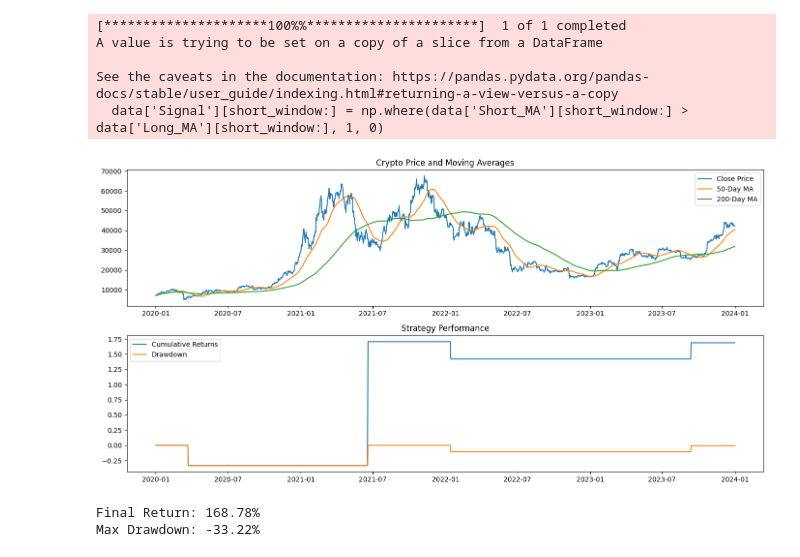
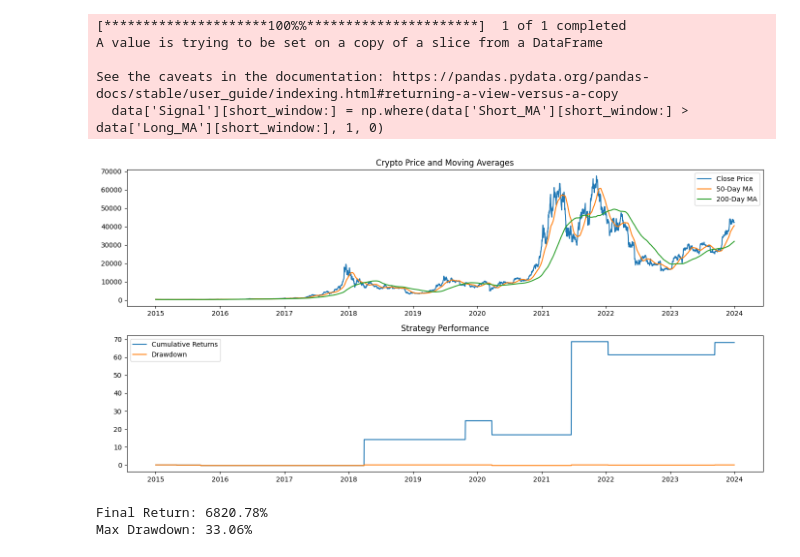
Before and after one commit to vivekgautamgv/Python-For-Finance, a Jupyter notebook: crypto_trading_strategy.ipynb, the cells around one changed output. Cells and saved outputs as stored; diff of their text form; code cells hidden in the pictures.

```diff
--- a/crypto_trading_strategy.ipynb
+++ b/crypto_trading_strategy.ipynb
@@ -8,7 +434,7 @@ import matplotlib.pyplot as plt
 
 # Define parameters
 symbol = 'BTC-USD'  # Crypto symbol
-start_date = '2020-01-01'
+start_date = '2015-01-01'
 end_date = '2024-01-01'
 short_window = 50
 long_window = 200
@@ -53,33 +479,33 @@ data['Drawdown'] = data['Equity'] / data['Equity'].cummax() - 1
 # Plot results
 plt.figure(figsize=(14, 7))
 plt.subplot(2, 1, 1)
 plt.plot(data.index, data['Close'], label='Close Price')
 plt.plot(data.index, data['Short_MA'], label='50-Day MA')
 plt.plot(data.index, data['Long_MA'], label='200-Day MA')
 plt.title('Crypto Price and Moving Averages')
 plt.legend()
 
 plt.subplot(2, 1, 2)
 plt.plot(data.index, data['Cumulative_Returns'], label='Cumulative Returns')
 plt.plot(data.index, data['Drawdown'], label='Drawdown')
 plt.title('Strategy Performance')
 plt.legend()
 
 plt.tight_layout()
 plt.show()
 
 # Print final results
 final_return = data['Cumulative_Returns'].iloc[-1]
 max_drawdown = data['Drawdown'].min()
 
 print(f"Final Return: {final_return * 100:.2f}%")
 print(f"Max Drawdown: {-max_drawdown * 100:.2f}%")
 # %% [output]
 [*********************100%%**********************]  1 of 1 completed
 A value is trying to be set on a copy of a slice from a DataFrame
 
 See the caveats in the documentation: https://pandas.pydata.org/pandas-docs/stable/user_guide/indexing.html#returning-a-view-versus-a-copy
   data['Signal'][short_window:] = np.where(data['Short_MA'][short_window:] > data['Long_MA'][short_window:], 1, 0)
-[figure, old version]
+[figure, new version]
-Final Return: 168.78%
-Max Drawdown: -33.22%
+Final Return: 6820.78%
+Max Drawdown: 33.06%
```
Also changed, not shown: parts of 6 cells of this notebook.
